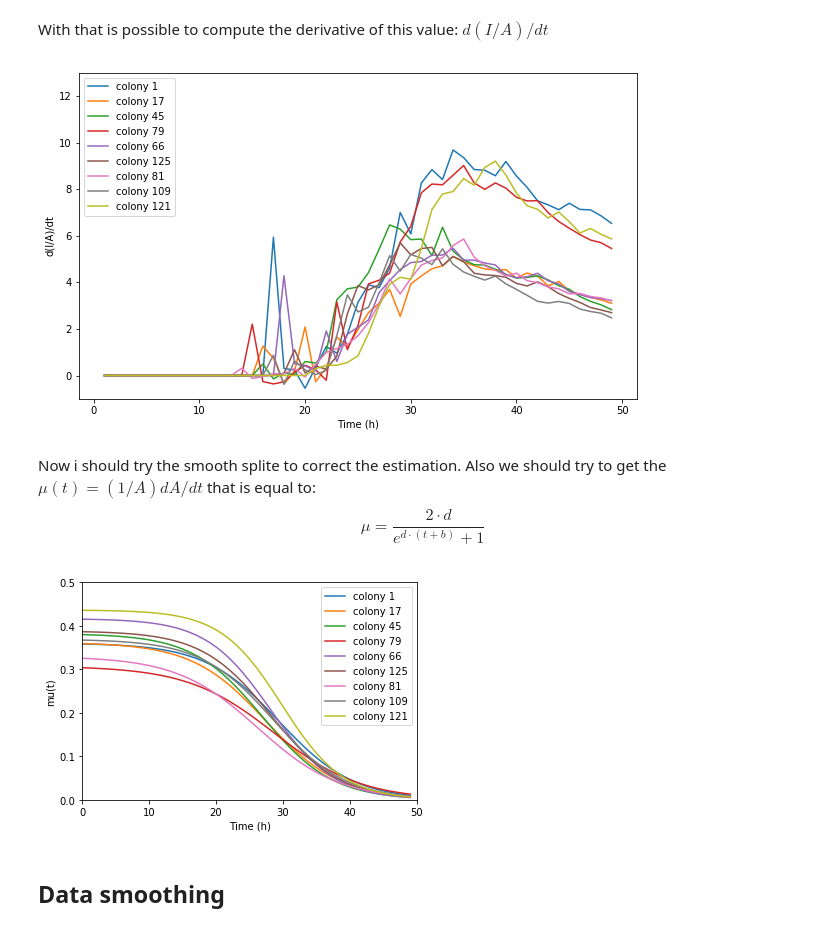
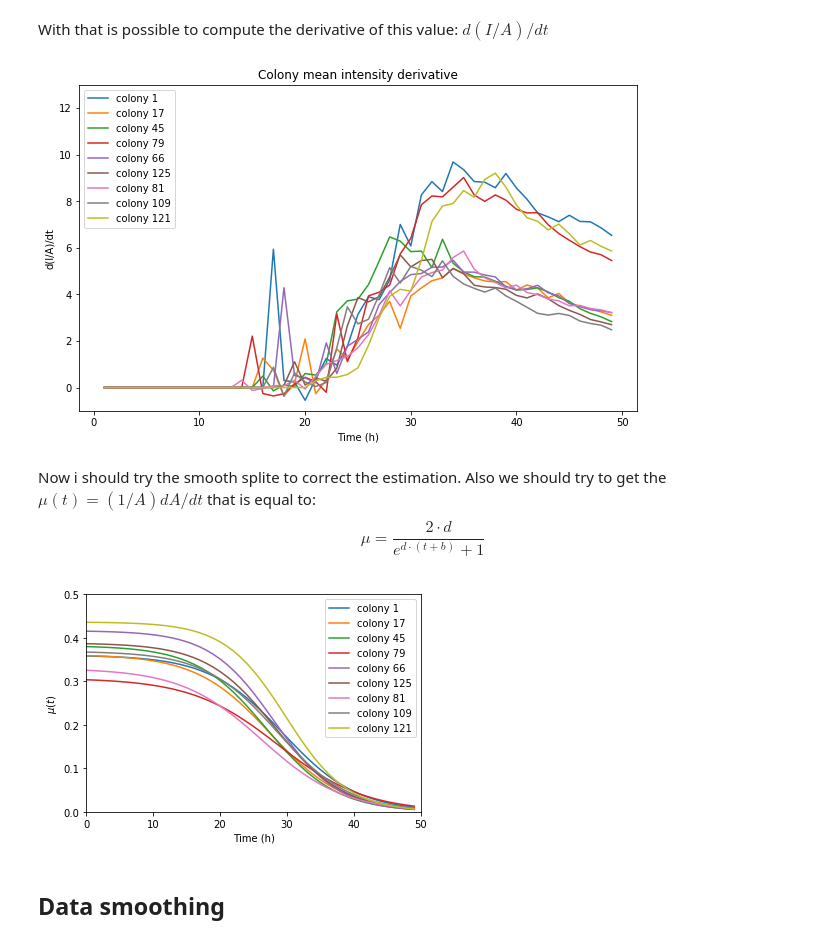
Before and after one commit to RudgeLab/FluoPi, a Jupyter notebook: Examples/Colony_size_and_fluo_full.ipynb, the cells around one changed output. Drawn from its saved outputs; the diff is of its cells as text; code cells hidden in the pictures.

Commit message:
Add some plots to Examples Colony size and fluo full, and correct some details on the module

```diff
--- a/Examples/Colony_size_and_fluo_full.ipynb
+++ b/Examples/Colony_size_and_fluo_full.ipynb
@@ -161,7 +161,7 @@ Scikit-image provides several functions to detect Gaussian-like features ([blobs
 # %% [markdown]
 To properly identification, it's important to set the threshold for each dataset manually (based on the previous colormap)
 # %%
-blobD = fluopi.colonyBlob(sDatSall,0.26,fname%599)
+blobD = fluopi.colonyBlob(sDatSall,0.26,fname%599,filename='Plots/DetectedBlobs')
 # %% [output]
 [figure]
 [figure]
@@ -351,0 +354,9 @@ R_fitS=fluopi.fit_radio(T,R_frame5,Cols,init,end)
+# %%
+fluopi.plot_growth(R_frame5,Cols,T)
+for i in Cols:
+    plt.plot(T,R_fitS[i][0],'-',label='colony '+str(i))
+#plt.ylabel('Radius [pixels]')  #borrar estas
+#plt.title('Colonies Radius')
+#plt.xlabel('Time [h]')
+plt.legend(loc='upper left')
+plt.savefig("Plots/RadiusFit.pdf", transparent=True)
@@ -469,18 +468,19 @@ With that is possible to compute the derivative of this value: $ d(I/A)/dt $
 # %%
 dIAdt={}
 plt.figure(figsize=(10,6))
 for i in Cols:
     #delta_MeanInt3C is the intensity divided by the area = d(I/A)/dt
     delta_MeanInt3C = np.diff(MeanInt3C[i])
     delta_T=np.diff(T)
     dIAdt[i] = delta_MeanInt3C/delta_T
     plt.plot(T[1:],dIAdt[i],'-',label='colony '+str(i))
     plt.xlabel('Time (h)')
     plt.ylabel('d(I/A)/dt')
     plt.ylim([-1,13])
     plt.legend(loc='upper left')
+    plt.title('Colony mean intensity derivative')
 # %% [output]
-[figure, old version]
+[figure, new version]
 # %% [markdown]
 Now i should try the smooth splite to correct the estimation.
 Also we should try to get the $\mu(t)=(1/A)dA/dt$
@@ -491,12 +491,13 @@ for i in Cols:
     Mu_val[i]=fluopi.F_mu(T,R_fitS[i][1][1],R_fitS[i][1][2])
     plt.plot(T,Mu_val[i],'-',label='colony '+str(i))
     plt.xlabel('Time (h)')
-    plt.ylabel('mu(t)')
+    plt.ylabel(r'$\mu (t)$')
     plt.xlim([0,50])
     plt.ylim([0,0.5])
     plt.legend(loc='upper right')
+plt.savefig("Plots/GrowthRate.pdf", transparent=True)
 # %% [output]
-[figure, old version]
+[figure, new version]
 # %% [markdown]
 ## Data smoothing
 # %%
```
Also changed, not shown: parts of 10 cells of this notebook, 1 other file.
